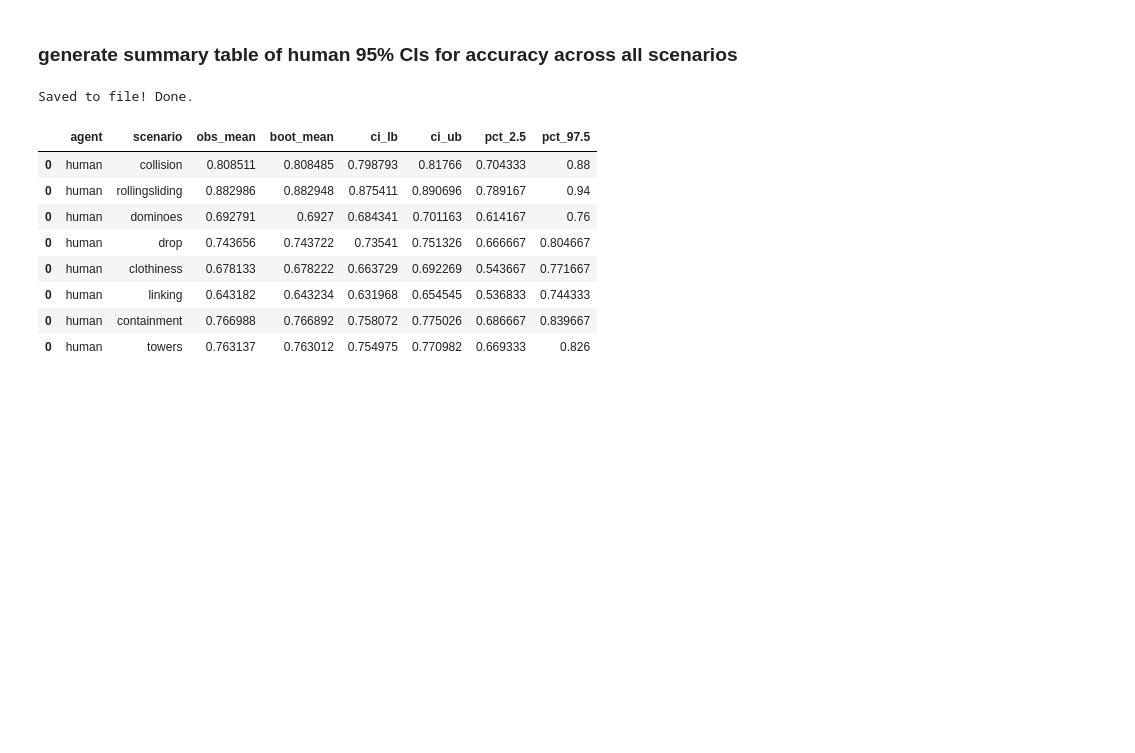
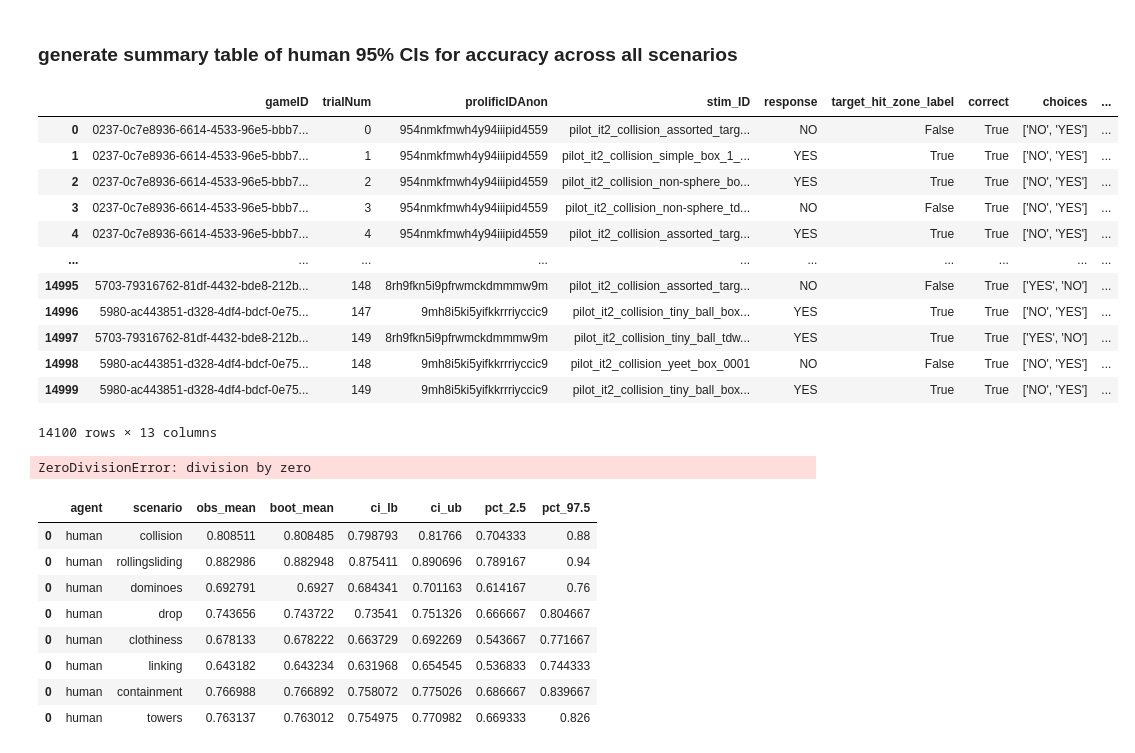
Before and after one commit to cogtoolslab/physics-benchmarking-neurips2021, a Jupyter notebook: analysis/summarize_human_model_behavior.ipynb, the cells around one changed output. Cells and saved outputs as stored; diff of their text form; code cells hidden in the pictures; blank space fills up the shorter version.

```diff
--- a/analysis/summarize_human_model_behavior.ipynb
+++ b/analysis/summarize_human_model_behavior.ipynb
@@ -281,6 +281,22 @@ MODEL_COLS = h.MODEL_COLS + ['Visual encoder architecture','Dynamics model archi
 MD.to_csv(os.path.join(csv_dir, 'models', 'allModels_results.csv'))
 # %% [markdown]
 ### generate summary table of human 95% CIs for accuracy across all scenarios
+# %%
+D
+# %% [output]
+|  | gameID | trialNum | prolificIDAnon | stim_ID | response | target_hit_zone_label | correct | choices | ... |
+| 0 | 0237-0c7e8936-6614-4533-96e5-bbb7... | 0 | 954nmkfmwh4y94iiipid4559 | pilot_it2_collision_assorted_targ... | NO | False | True | ['NO', 'YES'] | ... |
+| 1 | 0237-0c7e8936-6614-4533-96e5-bbb7... | 1 | 954nmkfmwh4y94iiipid4559 | pilot_it2_collision_simple_box_1_... | YES | True | True | ['NO', 'YES'] | ... |
+| 2 | 0237-0c7e8936-6614-4533-96e5-bbb7... | 2 | 954nmkfmwh4y94iiipid4559 | pilot_it2_collision_non-sphere_bo... | YES | True | True | ['NO', 'YES'] | ... |
+| 3 | 0237-0c7e8936-6614-4533-96e5-bbb7... | 3 | 954nmkfmwh4y94iiipid4559 | pilot_it2_collision_non-sphere_td... | NO | False | True | ['NO', 'YES'] | ... |
+| 4 | 0237-0c7e8936-6614-4533-96e5-bbb7... | 4 | 954nmkfmwh4y94iiipid4559 | pilot_it2_collision_assorted_targ... | YES | True | True | ['NO', 'YES'] | ... |
+| ... | ... | ... | ... | ... | ... | ... | ... | ... | ... |
+| 14995 | 5703-79316762-81df-4432-bde8-212b... | 148 | 8rh9fkn5i9pfrwmckdmmmw9m | pilot_it2_collision_assorted_targ... | NO | False | True | ['YES', 'NO'] | ... |
+| 14996 | 5980-ac443851-d328-4df4-bdcf-0e75... | 147 | 9mh8i5ki5yifkkrrriyccic9 | pilot_it2_collision_tiny_ball_box... | YES | True | True | ['NO', 'YES'] | ... |
+| 14997 | 5703-79316762-81df-4432-bde8-212b... | 149 | 8rh9fkn5i9pfrwmckdmmmw9m | pilot_it2_collision_tiny_ball_tdw... | YES | True | True | ['YES', 'NO'] | ... |
+| 14998 | 5980-ac443851-d328-4df4-bdcf-0e75... | 148 | 9mh8i5ki5yifkkrrriyccic9 | pilot_it2_collision_yeet_box_0001 | NO | False | True | ['NO', 'YES'] | ... |
+| 14999 | 5980-ac443851-d328-4df4-bdcf-0e75... | 149 | 9mh8i5ki5yifkkrrriyccic9 | pilot_it2_collision_tiny_ball_box... | YES | True | True | ['NO', 'YES'] | ... |
+14100 rows × 13 columns
 # %%
 ## init human_bootstrapped_accuracy for plotting
 human_bootstrapped_accuracy = pd.DataFrame()
@@ -298,6 +314,10 @@ for exp_ind, exp_name in enumerate(resp_paths):
 
     ## apply exclusion criteria
     D = h.apply_exclusion_criteria(_D)
+    D = D[~D['gameID'].isin(bad_games)]
+
+    D = D.sortvalues('stim_ID') #ensure same stim order
+    humans = np.array(D['gameID'].unique())
 
     ## compute bootstrapped sampling distributions of accuracy
     Dacc = D.groupby('prolificIDAnon').agg({'correct':np.mean})
@@ -324,7 +344,7 @@ if not os.path.exists(os.path.join(csv_dir, 'summary')):
 human_bootstrapped_accuracy.to_csv(os.path.join(csv_dir, 'summary','human_accuracy_by_scenario.csv'), index=False)
 print('Saved to file! Done.')
 # %% [output]
-Saved to file! Done.
+ZeroDivisionError: division by zero
 # %%
 human_bootstrapped_accuracy
 # %% [output]
```
Also changed, not shown: parts of 4 cells of this notebook.
